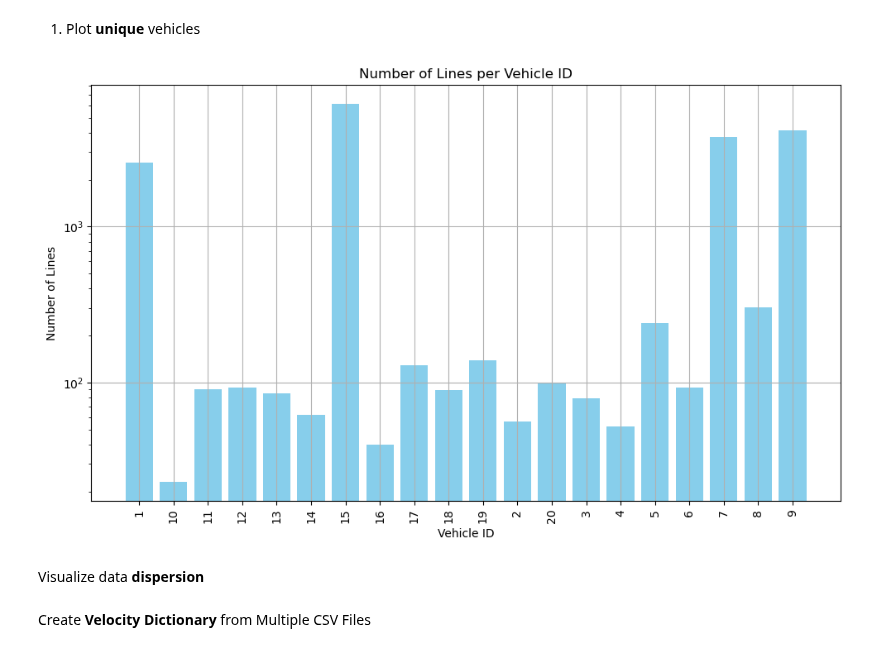
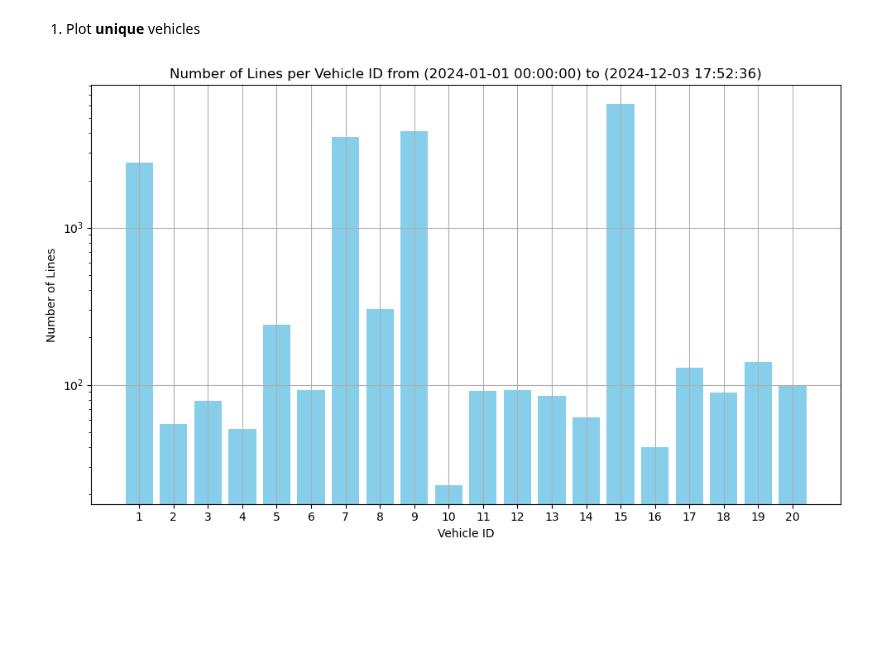
Before and after one commit to GeorgeStyl/Ptyxiaki-Repository, a Jupyter notebook: Python_Scripts/Data_Analysis/data_analysis.ipynb, the cells around one changed output. Saved outputs shown, nothing was run; the diff lists cells and outputs as text; code cells hidden in the pictures; blank space fills up the shorter version.

```diff
--- a/Python_Scripts/Data_Analysis/data_analysis.ipynb
+++ b/Python_Scripts/Data_Analysis/data_analysis.ipynb
@@ -174,62 +216,59 @@ Visualize data **dispersion**
 # %% [markdown]
 1) Plot **unique** vehicles
 # %%
-import os
-import pandas as pd
 import matplotlib.pyplot as plt
 
 # Path to the folder containing the CSV files
 folder_path = "../../DataSets/API_Responses/Vehicle_Data/"  # Modify with your folder path
 
-# Initialize an empty dictionary to store vehicleId (as a string) and its corresponding row count
+# Initialize an empty dictionary to store vehicleId (as an integer for sorting) and its corresponding row count
 vehicle_lines = {}
 
 # Loop through the files in the folder
 for file_name in os.listdir(folder_path):
-    # Check if the file is a CSV file
+    # Check if the file is a CSV file and starts with "Vehicle_"
     if file_name.endswith(".csv") and file_name.startswith("Vehicle_"):
         # Extract the vehicleId from the file name (assuming the naming convention is 'Vehicle_<id>.csv')
-        vehicle_id = file_name.split('_')[1].split('.')[0]  # Keep it as a string
+        vehicle_id_str = file_name.split('_')[1].split('.')[0]  # Extract the part after "Vehicle_" and before ".csv"
 
-        # Ensure vehicle_id is only the number (strip any potential extra text)
-        vehicle_id = vehicle_id.replace('Vehicle', '')  # Remove 'Vehicle' if present
+        # Ensure vehicle_id is numeric; if not, skip the file
+        try:
+            vehicle_id = int(vehicle_id_str)  # Convert to integer for proper sorting
+        except ValueError:
+            print(f"Skipping file with non-numeric Vehicle ID: {file_name}")
+            continue
 
         # Construct the full path to the file
         file_path = os.path.join(folder_path, file_name)
 
         # Read the CSV file to count the number of rows (excluding the header)
         try:
             df = pd.read_csv(file_path)
             vehicle_lines[vehicle_id] = len(df)  # Store the line count for each vehicleId
         except Exception as e:
             print(f"Error reading {file_name}: {e}")
 
-# Sort the dictionary by vehicleId (ascending order)
+# Sort the dictionary by vehicleId (numerically in ascending order)
 sorted_vehicle_lines = dict(sorted(vehicle_lines.items()))
 
 # Convert the sorted dictionary to two lists for plotting
 vehicle_ids = list(sorted_vehicle_lines.keys())
 line_counts = list(sorted_vehicle_lines.values())
 
 # Create a bar plot
 plt.figure(figsize=(10, 6))
 plt.bar(vehicle_ids, line_counts, color='skyblue')
 plt.xlabel('Vehicle ID')
 plt.ylabel('Number of Lines')
-plt.title('Number of Lines per Vehicle ID')
-plt.xticks(vehicle_ids, rotation=90)  # Rotate vehicle IDs if needed
+plt.title(f'Number of Lines per Vehicle ID from ({PARAMETERS["snapshot_api"]["startDate"]}) to ({PARAMETERS["snapshot_api"]["endDate"]})')
+plt.xticks(vehicle_ids)  # Rotate vehicle IDs if needed
 plt.tight_layout()
 plt.grid()
 
-#! Log the values for better visualization
+# Set a logarithmic scale for better visualization of large variations
 plt.yscale("log")
-
 
 # Show the plot
 plt.show()
 # %% [output]
-[figure, old version]
+[figure, new version]
-# %% [markdown]
-Visualize data **dispersion**
-# %% [markdown]
-Create **Velocity Dictionary** from Multiple CSV Files
```
Also changed, not shown: parts of 14 cells of this notebook, 1 other file.
